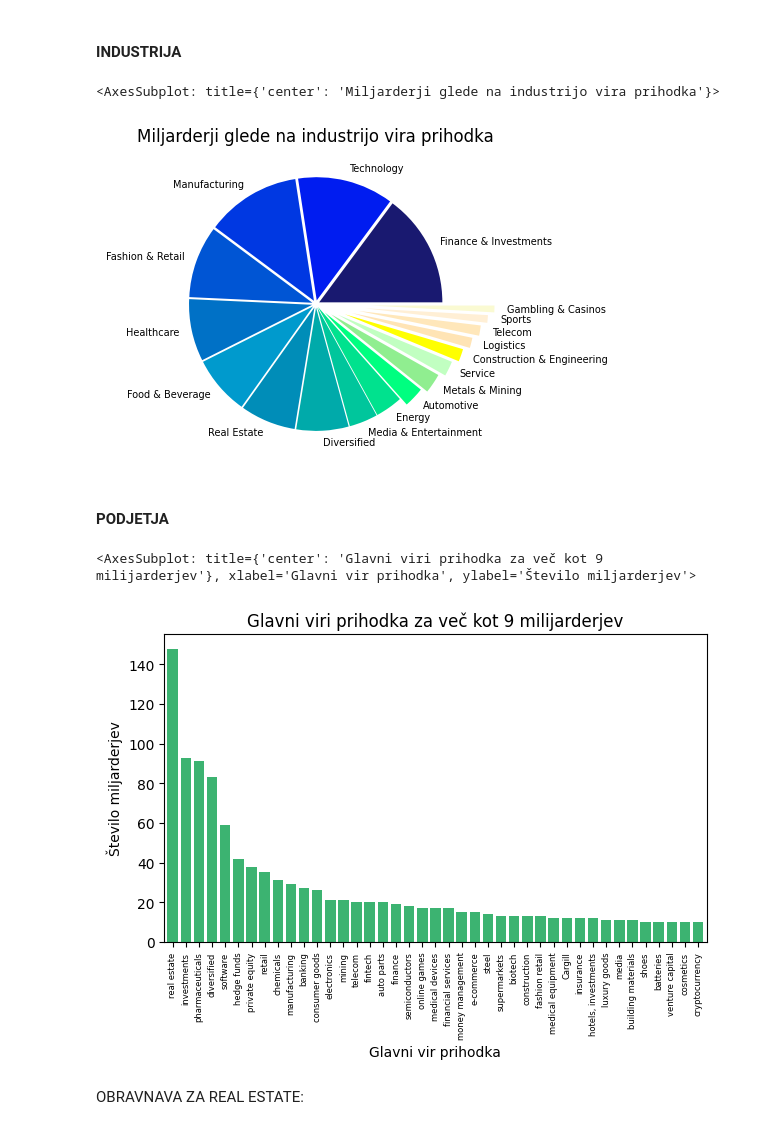
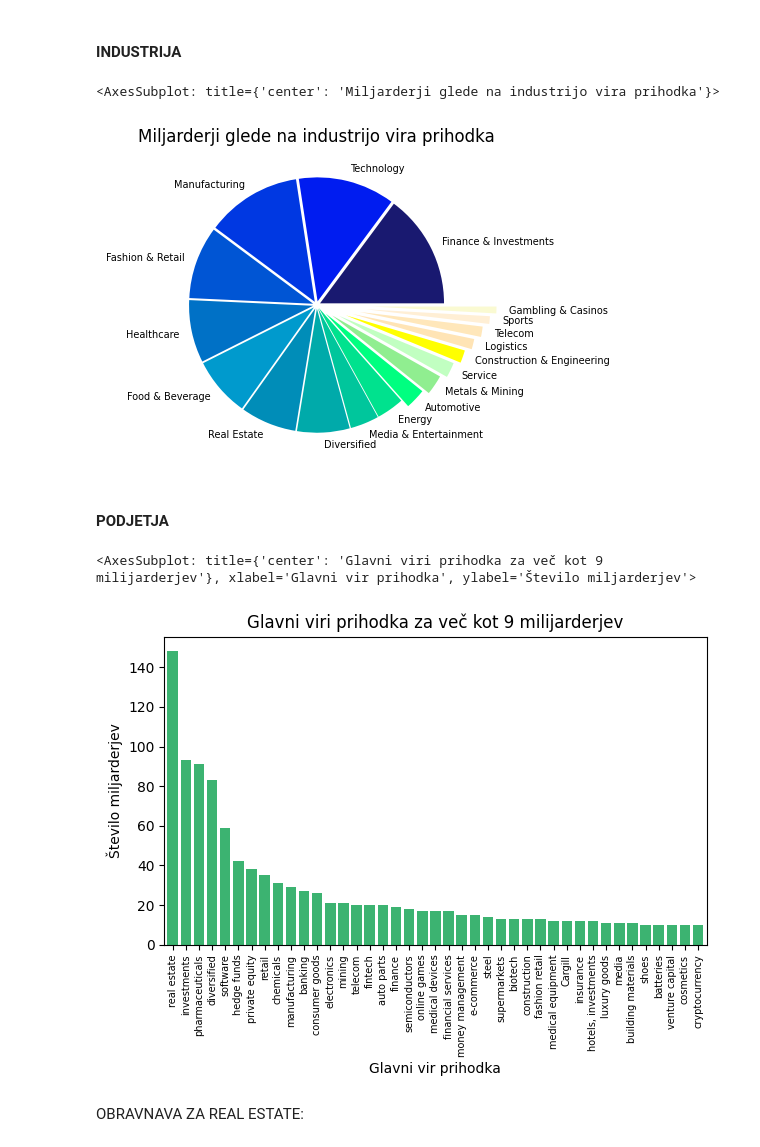
Before and after one commit to karolina-sa/Forbes-list-PROG1-projekt, a Jupyter notebook: analiza_Forbes_list.ipynb, the cells around one changed output. Drawn from its saved outputs; the diff is of its cells as text; code cells hidden in the pictures.

```diff
--- a/analiza_Forbes_list.ipynb
+++ b/analiza_Forbes_list.ipynb
@@ -48,6 +56,7 @@ forbes
 # %% [markdown]
 <h4>STAROSTNA STRUKTURA</h4>
 # %%
+plt.rcParams['figure.figsize'] = [5,3]
 forbes_age = forbes.age.dropna()
 plot_starost = plt.hist(forbes_age, bins=20, color='skyblue', edgecolor='k', alpha=0.65)
 plt.axvline(forbes_age.mean(), color='k', linestyle='dashed', linewidth=1)
@@ -148,7 +154,7 @@ for ax in (ax1, ax2):
 # %% [markdown]
 <h4>NET WORTH GLEDE NA STAROST</h4>
 # %%
-plt.rcParams['figure.figsize'] = [4,4]
+plt.rcParams['figure.figsize'] = [3,3]
 forbes_networth_age_plot = forbes.groupby('age')['networth'].mean().plot().set_title('Povprečen newtworth milijarderjev glede na starost')
 plt.xlabel('Starost')
 plt.ylabel('Networth v milijardah')
@@ -159,12 +165,12 @@ Text(0, 0.5, 'Networth v milijardah')
 <h4>NET WORTH GLEDE PRVIH 30 DRŽAV Z NAJVEČ MILIJARDERJI</h4>
 # %%
 # izberem prvih 16:
-plt.rcParams['figure.figsize'] = [9,4]
+plt.rcParams['figure.figsize'] = [10,5]
 povprecje = forbes.groupby('country')['networth'].mean().sort_values(ascending = False).reset_index(name = "povprecje")
 povprecje = povprecje[['country']].head(21)
 forbes_nw = forbes.loc[forbes['country'].isin(povprecje['country'].values.tolist())]
 
-forbes_networth_na_drzavo_plot = forbes_nw.boxplot(by = 'country', column = ['networth'], grid = False, vert=False)
+forbes_networth_na_drzavo_plot = forbes_nw.boxplot(by = 'country', column = ['networth'], grid = False, vert=False, color = 'orange')
 plt.title('')
 plt.suptitle('')
 forbes_networth_na_drzavo_plot.set_xlabel("Število milijarderjev")
@@ -176,6 +182,7 @@ Text(0.5, 1.0, 'Prvih 20 držav, katerih milijarderji imajo v povprečju največ
 # %% [markdown]
 <h4>INDUSTRIJA</h4>
 # %%
+plt.rcParams['figure.figsize'] = [4,5]
 colors = ['#191970', '#001CF0','#0038E2', '#0055D4', '#0071C6', '#009ACD', '#008DB8','#00AAAA','#00C69C','#00E28E','#00FF80', '#90EE90','#C1FFC1','#FFFF00', '#FFE4B5', '#FFE7BA', '#FFEFD5', '#FAFAD2']
 forbes.groupby('industry').size().sort_values(ascending = False).plot.pie(
     explode = (0.03, 0.03, 0.03, 0.03, 0.03, 0.03, 0.03, 0.03, 0.03, 0.03, 0.1, 0.15, 0.2, 0.25, 0.3, 0.35, 0.4, 0.45),
@@ -184,21 +191,21 @@ forbes.groupby('industry').size().sort_values(ascending = False).plot.pie(
     textprops={'fontsize': 7})
 # %% [output]
 <AxesSubplot: title={'center': 'Miljarderji glede na industrijo vira prihodka'}>
-[figure, old version]
+[figure, new version]
 # %% [markdown]
 <h4>PODJETJA</h4>
 # %%
 plt.rcParams['figure.figsize'] = [7,4]
 forbes_source = forbes.groupby('source').size().sort_values(ascending = False).reset_index(name = "num")
 forbes_source_plot = forbes_source[forbes_source.num > 9].plot.bar(x = 'source', y = 'num', legend = False, color = 'mediumseagreen', width = 0.8)
 forbes_source_plot.set_xlabel("Glavni vir prihodka")
 forbes_source_plot.set_ylabel("Število miljarderjev")
 forbes_source_plot.set_title('Glavni viri prihodka za več kot 9 milijarderjev')
-forbes_source_plot.set_xticklabels(forbes_source[forbes_source.num > 9].source, rotation = 90, fontsize = 6)
+forbes_source_plot.set_xticklabels(forbes_source[forbes_source.num > 9].source, rotation = 90, fontsize = 7)
 forbes_source_plot
 # %% [output]
 <AxesSubplot: title={'center': 'Glavni viri prihodka za več kot 9 milijarderjev'}, xlabel='Glavni vir prihodka', ylabel='Število miljarderjev'>
-[figure, old version]
+[figure, new version]
 # %% [markdown]
 OBRAVNAVA ZA REAL ESTATE:
 # %%
```
Also changed, not shown: parts of 5 cells of this notebook.
